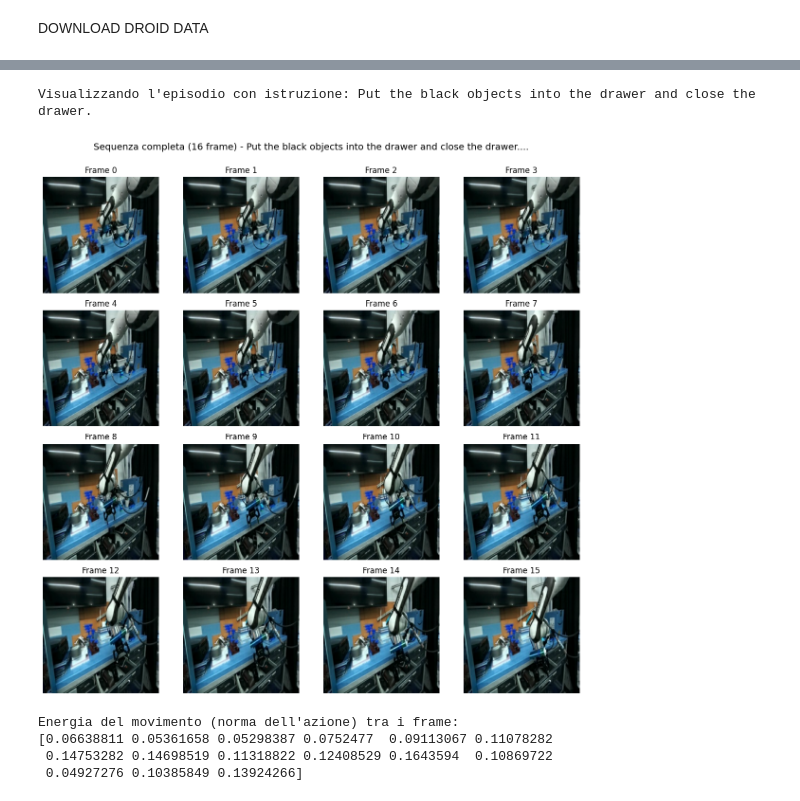
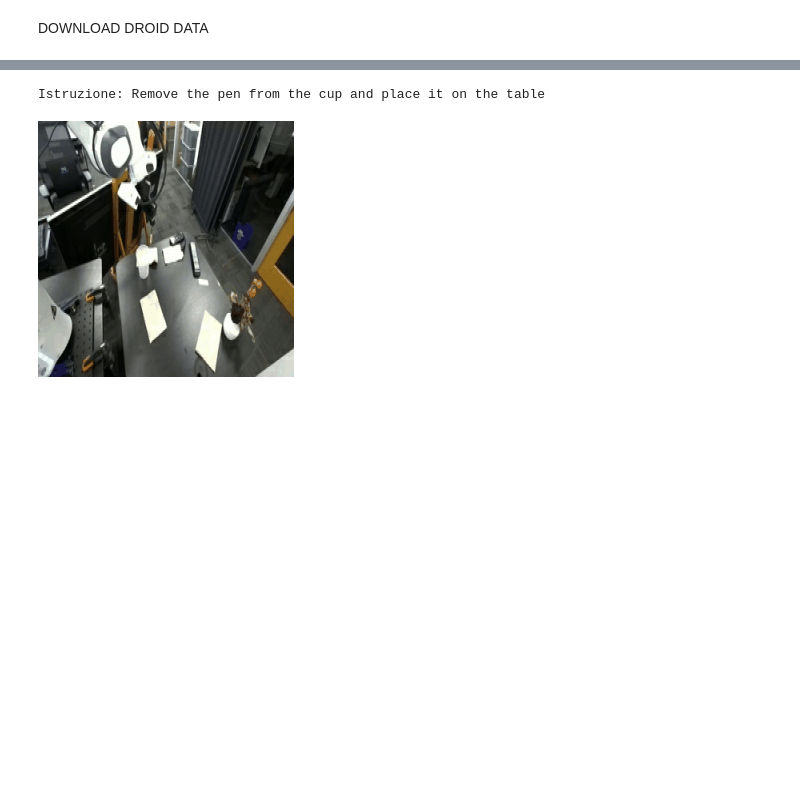
Before and after one commit to cybernetic-m/action_jepa, a Jupyter notebook: semanticJEPA_training.ipynb, the cells around one changed output, grey strips where cells are left out. Cells and saved outputs as stored; diff of their text form; code cells hidden in the pictures; blank space fills up the shorter version.

Commit message:
in the notebook we visualize a gif

```diff
--- a/semanticJEPA_training.ipynb
+++ b/semanticJEPA_training.ipynb
@@ -70,42 +82,34 @@ Saved: ./data/droid/episode_4.pt
 # %%
+def as_gif(images, path="temp.gif"):
+    # Renderizza le immagini come GIF
+    # Usiamo una durata maggiore (es. 100ms) perché abbiamo solo 16 frame campionati
+    images[0].save(path, save_all=True, append_images=images[1:], duration=100, loop=0)
+    gif_bytes = open(path,"rb").read()
+    return gif_bytes
+
 # 1. Carica il file
-file_path = "./data/droid/episode_1.pt"
+file_path = "./data/droid/episode_6.pt" # o episode_1.pt
 checkpoint = torch.load(file_path)
+video = checkpoint['video']  # Shape: [16, 3, 256, 256]
 
-# 2. Estrazione video e info
-video = checkpoint['video']  # [16, 3, 256, 256]
-instruction = checkpoint['language'][0]
+# 2. Converti i Tensori in una lista di immagini PIL
+pil_images = []
+for i in range(video.shape[0]):
+    # Permuta da [C, H, W] a [H, W, C] e converti in numpy uint8
+    frame_np = video[i].permute(1, 2, 0).numpy()
 
-print(f"Visualizzando l'episodio con istruzione: {instruction}")
+    # Se i valori sono in range [0, 1] (float), riportali a [0, 255] (uint8)
+    if frame_np.max() <= 1.0:
+        frame_np = (frame_np * 255).astype(np.uint8)
+    else:
+        frame_np = frame_np.astype(np.uint8)
 
-# 3. Creazione della griglia 4x4
-plt.style.use('default')
-fig, axes = plt.subplots(4, 4, figsize=(12, 12))
-fig.suptitle(f"Sequenza completa (16 frame) - {instruction[:80]}...", fontsize=14)
+    pil_images.append(Image.fromarray(frame_np))
 
-for i in range(16):
-    ax = axes[i // 4, i % 4]
-
-    # Prendi il frame i, sposta i canali da [C, H, W] a [H, W, C]
-    frame = video[i].permute(1, 2, 0).numpy()
-
-    ax.imshow(frame)
-    ax.set_title(f"Frame {i}")
-    ax.axis('off')
-
-plt.tight_layout()
-plt.subplots_adjust(top=0.92) # Spazio per il titolo principale
-plt.show()
-
-# 4. Verifica dinamica delle azioni
-# Calcoliamo la "magnitudo" del movimento per vedere se i frame sono diversi
-movement = torch.norm(checkpoint['actions'], dim=1)
-print("\nEnergia del movimento (norma dell'azione) tra i frame:")
-print(movement.numpy())
+# 3. Genera e visualizza la GIF
+print(f"Istruzione: {checkpoint['language'][0]}")
+gif_data = as_gif(pil_images, path="preview_episode.gif")
+display.Image(gif_data)
 # %% [output]
-Visualizzando l'episodio con istruzione: Put the black objects into the drawer and close the drawer.
+Istruzione: Remove the pen from the cup and place it on the table
-[figure, old version]
+[figure, new version]
-Energia del movimento (norma dell'azione) tra i frame:
-[0.06638811 0.05361658 0.05298387 0.0752477  0.09113067 0.11078282
- 0.14753282 0.14698519 0.11318822 0.12408529 0.1643594  0.10869722
- 0.04927276 0.10385849 0.13924266]
```
Also changed, not shown: parts of 2 cells of this notebook, 1 other file.
